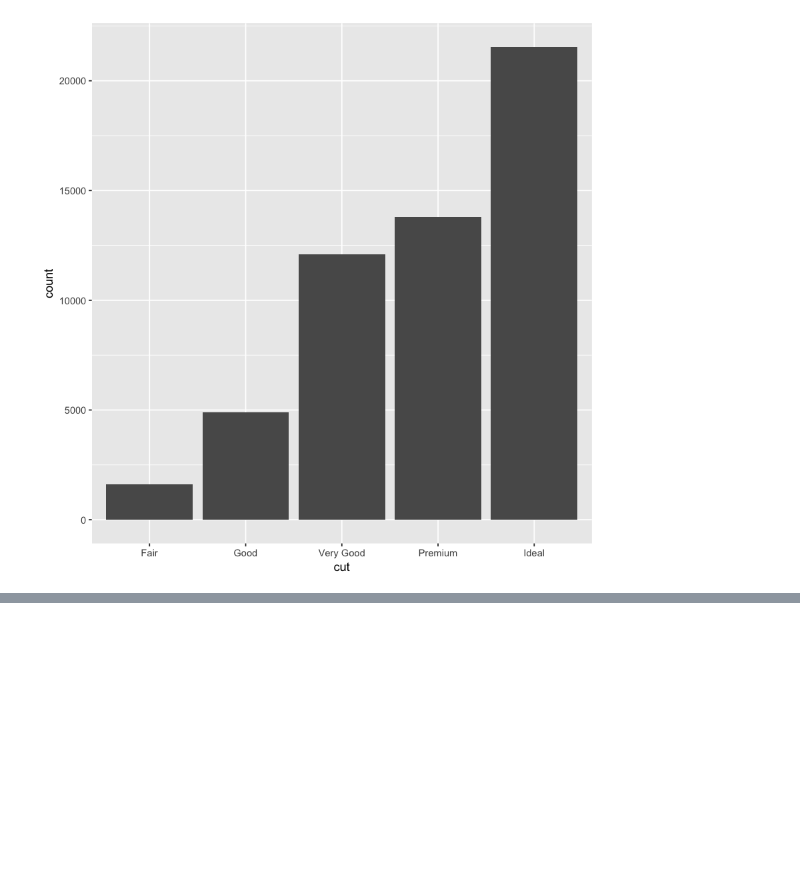
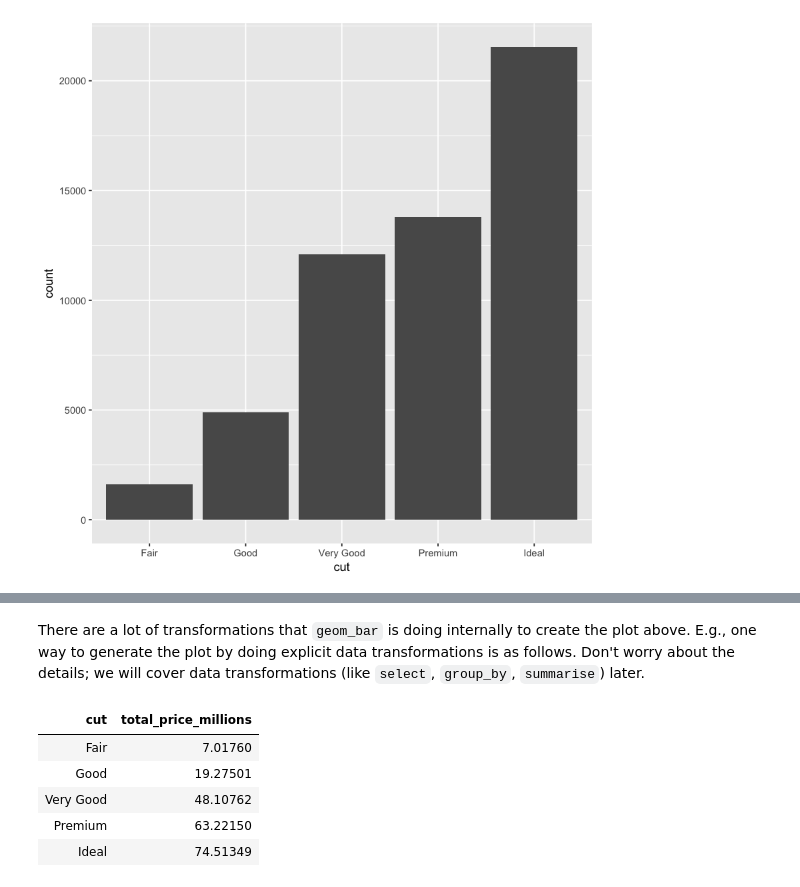
Before and after one commit to ambujtewari/stats306-fall2017, a Jupyter notebook: Lecture02.ipynb, the cells around one changed output, grey strips where cells are left out. Saved outputs shown, nothing was run; the diff lists cells and outputs as text; code cells hidden in the pictures; blank space fills up the shorter version.

```diff
--- a/Lecture02.ipynb
+++ b/Lecture02.ipynb
@@ -48,0 +78,13 @@ How do we know that `geom_bar` uses `stat_count` as the default transformation?
+# %% [markdown]
+There are a lot of transformations that `geom_bar` is doing internally to create the plot above. E.g., one way to generate the plot by doing explicit data transformations is as follows. Don't worry about the details; we will cover data transformations (like `select`, `group_by`, `summarise`) later.
+# %%
+(my_tibble <- select(diamonds, cut, price) %>%
+    group_by(cut) %>%
+    summarise(total_price_millions = sum(price)/1e6))
+# %% [output]
+| cut | total_price_millions |
+| Fair | 7.01760 |
+| Good | 19.27501 |
+| Very Good | 48.10762 |
+| Premium | 63.22150 |
+| Ideal | 74.51349 |
```
Also changed, not shown: parts of 5 cells of this notebook.
